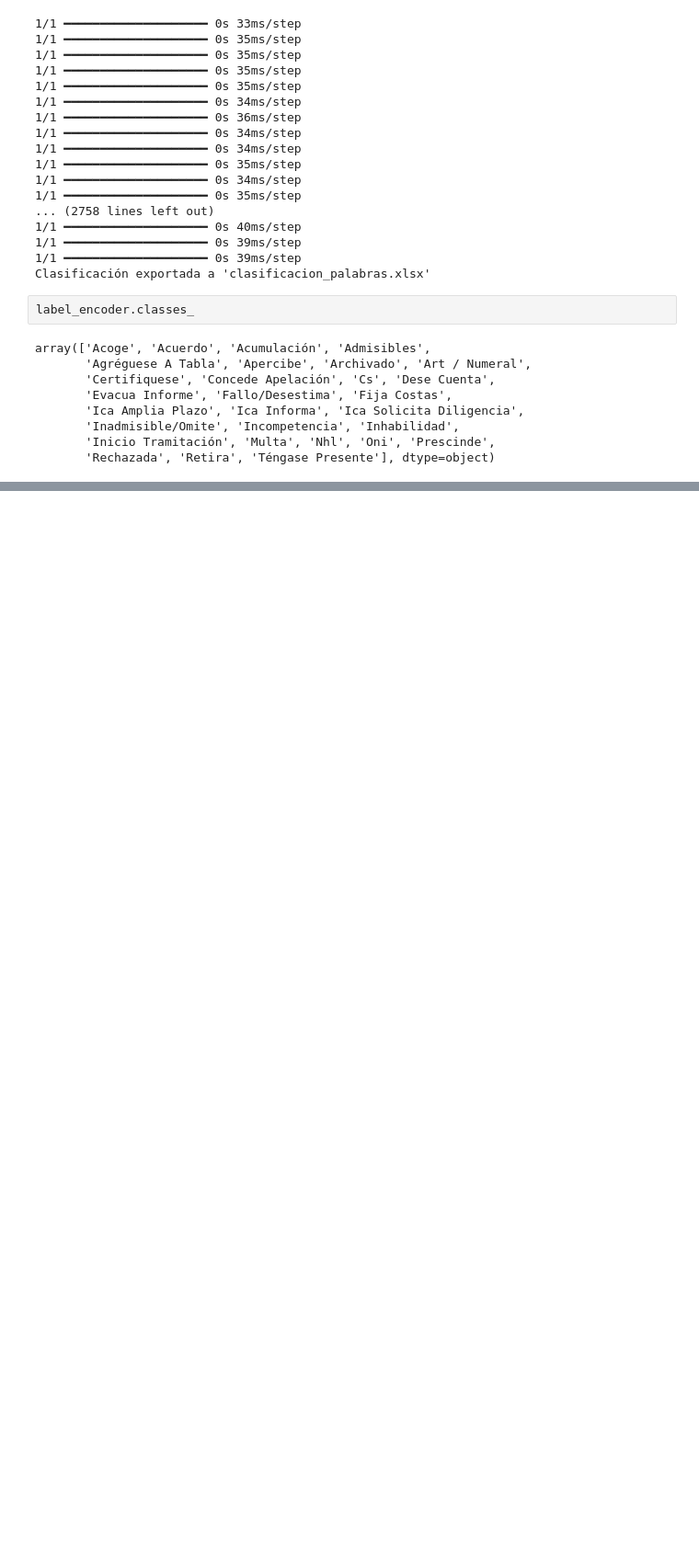
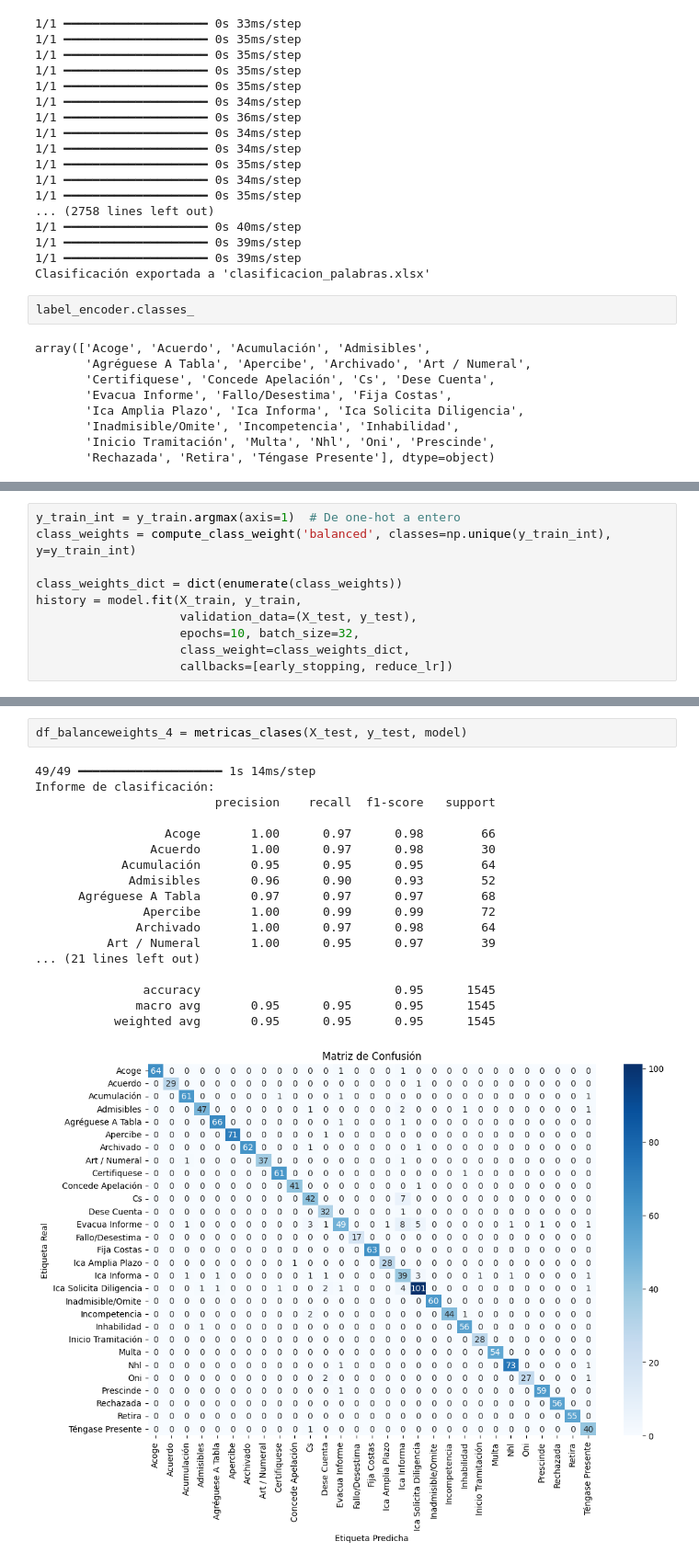
Before and after one commit to LLAES07/nlp, a Jupyter notebook: NLP_CODE.ipynb, the cells around one changed output, grey strips where cells are left out. Shown at 92% size. Saved outputs shown, nothing was run; the diff lists cells and outputs as text; blank space fills up the shorter version.

```diff
--- a/NLP_CODE.ipynb
+++ b/NLP_CODE.ipynb
@@ -1382,0 +1403,10 @@ array(['Acoge', 'Acuerdo', 'Acumulación', 'Admisibles',
+# %%
+y_train_int = y_train.argmax(axis=1)  # De one-hot a entero
+class_weights = compute_class_weight('balanced', classes=np.unique(y_train_int), y=y_train_int)
+
+class_weights_dict = dict(enumerate(class_weights))
+history = model.fit(X_train, y_train,
+                    validation_data=(X_test, y_test),
+                    epochs=10, batch_size=32,
+                    class_weight=class_weights_dict,
+                    callbacks=[early_stopping, reduce_lr])
@@ -1382,0 +1431,21 @@ array(['Acoge', 'Acuerdo', 'Acumulación', 'Admisibles',
+# %%
+df_balanceweights_4 = metricas_clases(X_test, y_test, model)
+# %% [output]
+49/49 ━━━━━━━━━━━━━━━━━━━━ 1s 14ms/step
+Informe de clasificación:
+                         precision    recall  f1-score   support
+
+                  Acoge       1.00      0.97      0.98        66
+                Acuerdo       1.00      0.97      0.98        30
+            Acumulación       0.95      0.95      0.95        64
+             Admisibles       0.96      0.90      0.93        52
+      Agréguese A Tabla       0.97      0.97      0.97        68
+               Apercibe       1.00      0.99      0.99        72
+              Archivado       1.00      0.97      0.98        64
+          Art / Numeral       1.00      0.95      0.97        39
+... (21 lines left out)
+
+               accuracy                           0.95      1545
+              macro avg       0.95      0.95      0.95      1545
+           weighted avg       0.95      0.95      0.95      1545
+[figure, added]
```
Also changed, not shown: parts of 21 cells of this notebook, 5 other files.
